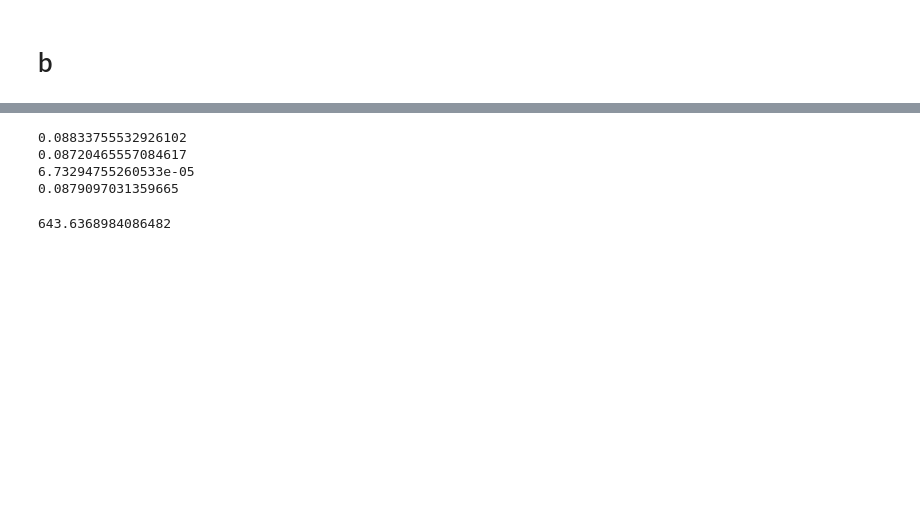
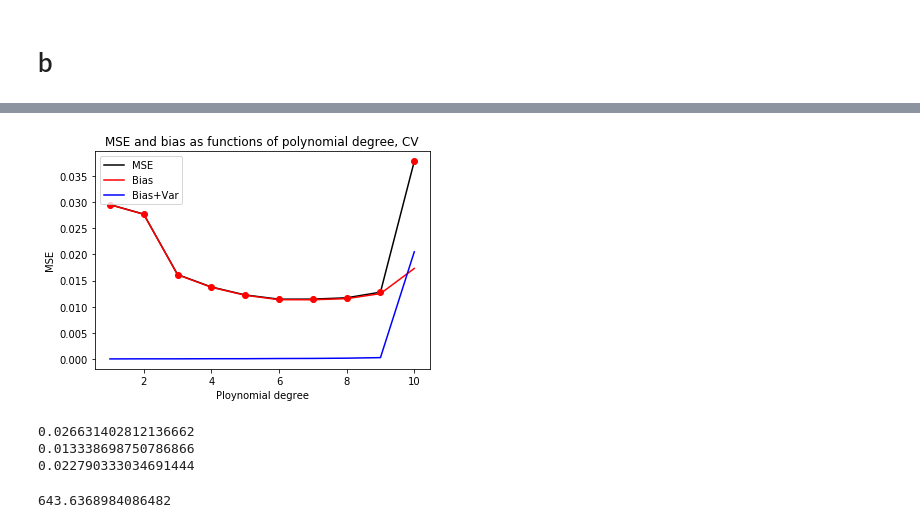
Before and after one commit to jkismul/MachineLearning, a Jupyter notebook: project1.ipynb, the cells around one changed output, grey strips where cells are left out. Drawn from its saved outputs; the diff is of its cells as text; code cells hidden in the pictures; blank space fills up the shorter version.

```diff
--- a/project1.ipynb
+++ b/project1.ipynb
@@ -111,7 +111,7 @@ z = np.matrix.flatten(z)
 #added a 0 Ridge parameter
 _lambda = 0.0
 # %%
-MPD =5#maximal polynomial degree
+MPD =10#maximal polynomial degree
 
 X = Model(x,y,MPD) #create model matrix
 # %%
@@ -295,3 +366,29 @@ def kFold(k,X,z_n):
+# %%
+ols_noise = 8
+legs = 'MSE','Bias','Bias+Var'
+plt.figure()
+# plt.plot(np.arange(1,10),NMSE_k[:9],'k')
+plt.plot(np.arange(1,11),NMSE,'k')
+plt.plot(np.arange(1,11),bi2,'r')
+plt.plot(np.arange(1,11),varr,'b')
+plt.plot(np.arange(1,11),bi2+varr,'ro')
+# plt.plot(np.arange(1,10),NBias[:9])
+# plt.plot(np.arange(1,10),NBias[:9]+NVar[:9],'ro')
+# print(NMSE_k[:9])
+plt.xlabel('Ploynomial degree')
+plt.ylabel('MSE')
+plt.title('MSE and bias as functions of polynomial degree, CV')
+plt.legend(legs)
+plt.show()
+
+# plt.figure()
+# plt.plot(np.arange(1,10),NVar[:9])
+# plt.xlabel('Ploynomial degree')
+# plt.ylabel('MSE')
+# plt.title('Variance as a function of polynomial degree, CV')
+# plt.show()
+# %% [output]
+[figure, added]
 # %%
 # print(np.mean(kFold(k,X,z_n)))
 
@@ -319,7 +416,7 @@ print(err)
 
 meann = np.mean(itera,axis=0)
 B2 = np.sum((z_n-meann)**2)
-print(B2/len(z_n))
+# print(B2/len(z_n))
 
 inni =(itera-meann)**2
 
@@ -328,10 +425,9 @@ vr = np.sum(uti)
 print(vr/len(z_n))
 print(np.mean(kFold(k,X,z_n)[1]))
 # %% [output]
-0.08833755532926102
-0.08720465557084617
-6.73294755260533e-05
-0.0879097031359665
+0.026631402812136662
+0.013338698750786866
+0.022790333034691444
 # %%
 def kFoldskl(k,X,z_n):
     from sklearn.model_selection import KFold
```
Also changed, not shown: parts of 2 cells of this notebook.
